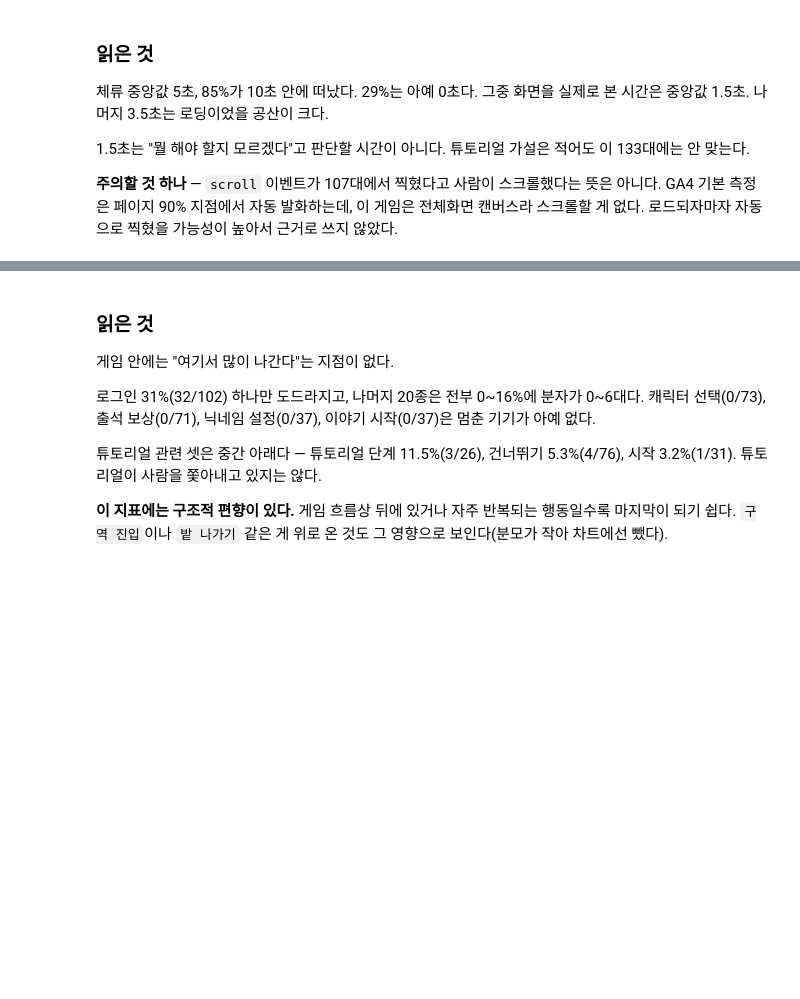
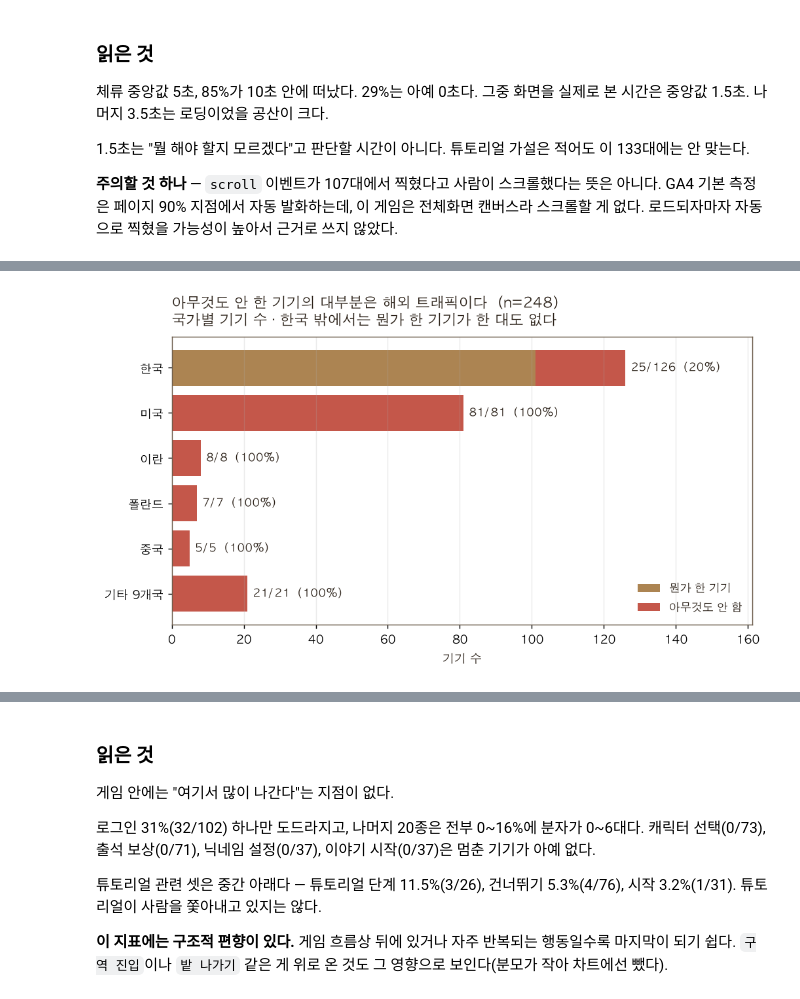
Before and after one commit to UICHEOL-HWANG/calm_forest, a Jupyter notebook: ml/notebooks/02_churn_where.ipynb, the cells around one changed output, grey strips where cells are left out. Saved outputs shown, nothing was run; the diff lists cells and outputs as text; code cells hidden in the pictures; blank space fills up the shorter version.

```diff
--- a/ml/notebooks/02_churn_where.ipynb
+++ b/ml/notebooks/02_churn_where.ipynb
@@ -436,0 +487,29 @@ GA4 기본 측정은 페이지 90% 지점에서 자동 발화하는데, 이 게
+# %%
+gg = pre.groupby("country").agg(total=("dev","size"), acted=("acted","sum"))
+gg["none"] = gg.total - gg.acted
+gg = gg.sort_values("total", ascending=False)
+big, rest = gg[gg.total >= 5].copy(), gg[gg.total < 5]
+if len(rest):
+    big.loc[f"기타 {len(rest)}개국"] = [rest.total.sum(), rest.acted.sum(), rest.none.sum()]
+KO = {"South Korea":"한국","United States":"미국","Iran":"이란","Poland":"폴란드","China":"중국"}
+big.index = [KO.get(i, i) for i in big.index]
+
+n = int(gg.total.sum())
+fig, ax = R.new("아무것도 안 한 기기의 대부분은 해외 트래픽이다", n=n,
+                sub="국가별 기기 수 · 한국 밖에서는 뭔가 한 기기가 한 대도 없다",
+                figsize=(8.8, 4.4))
+y = range(len(big))
+ax.barh(list(y), big.acted, color=R.RAMP[1], label="뭔가 한 기기")
+ax.barh(list(y), big.none, left=big.acted, color=R.PALETTE[0], label="아무것도 안 함")
+ax.set_yticks(list(y)); ax.set_yticklabels(big.index, fontsize=10)
+ax.invert_yaxis()
+ax.set_xlabel("기기 수")
+ax.grid(axis="y", visible=False)
+ax.legend(frameon=False, loc="lower right", fontsize=9.5)
+for i, r in enumerate(big.itertuples()):
+    ax.text(r.total + 1.5, i, f"{int(r.none)}/{int(r.total)}  ({r.none/r.total:.0%})",
+            va="center", fontsize=9.5, color=R.INK)
+ax.set_xlim(0, big.total.max() * 1.28)
+R.show(R.save(fig, ax, "g_country_noaction", zero_base=False))
+# %% [output]
+[figure, added]
```
Also changed, not shown: parts of 15 cells of this notebook.
